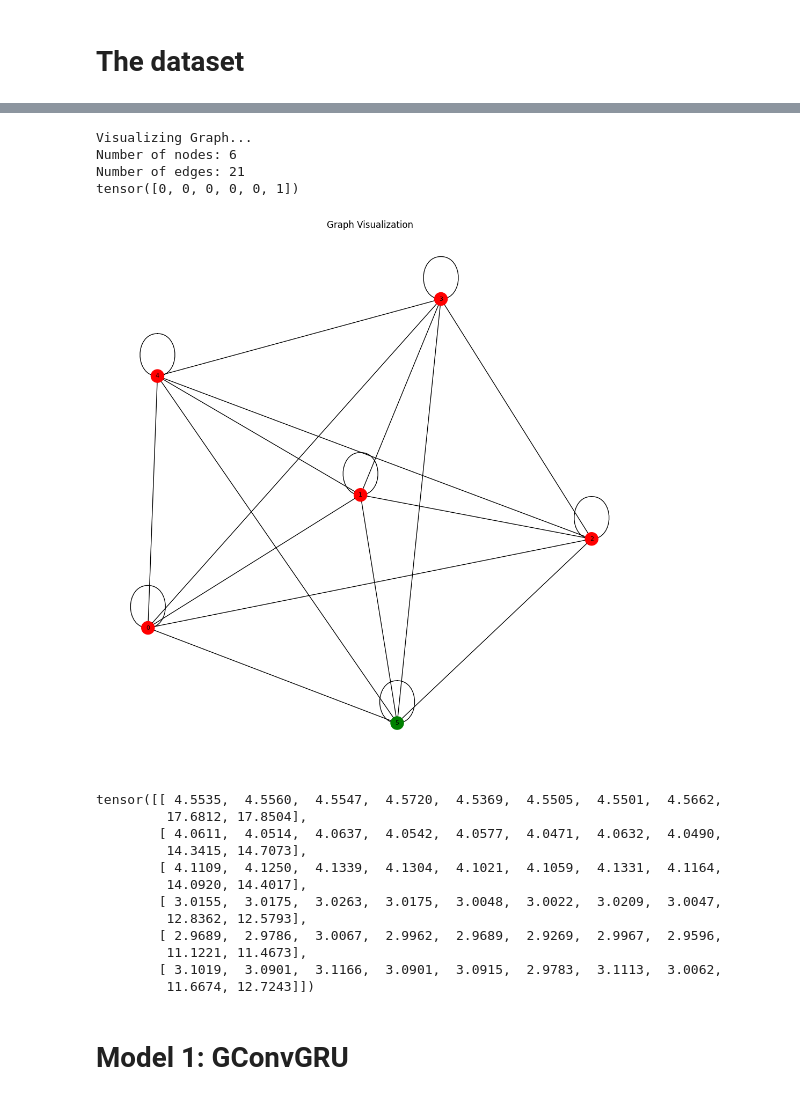
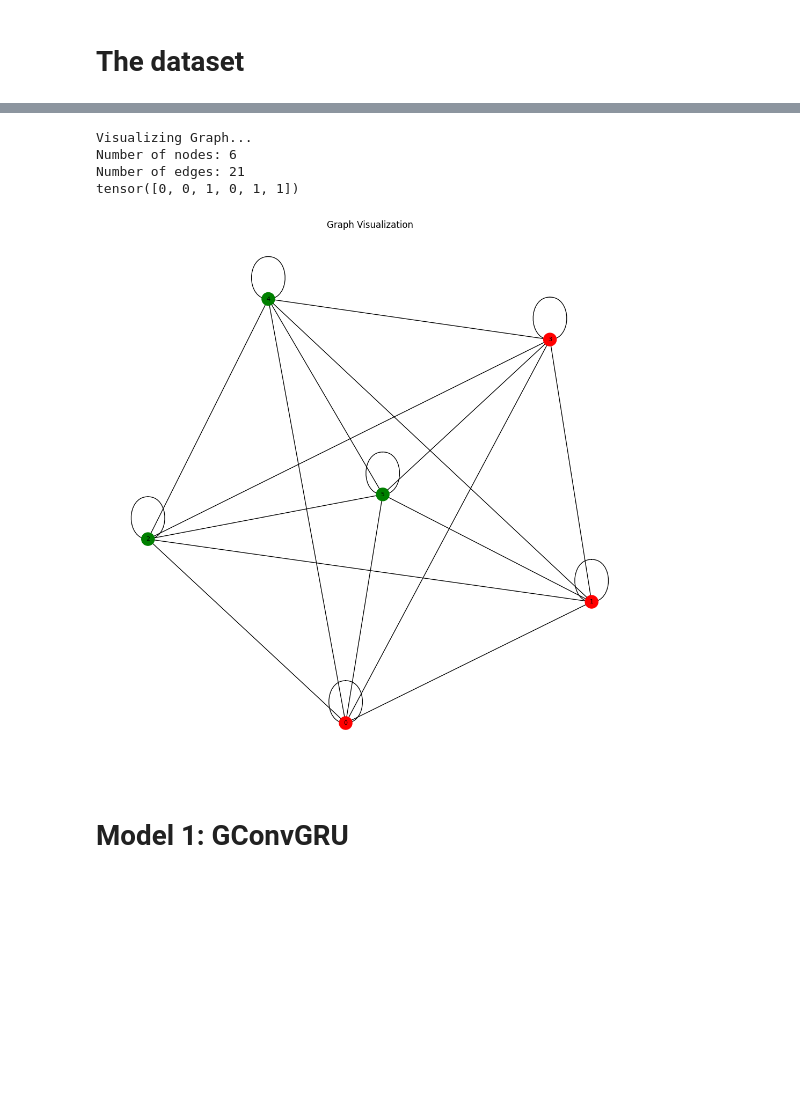
Before and after one commit to mircoloo/TemporalGNNReview, a Jupyter notebook: code/Tesi_2nd_step.ipynb, the cells around one changed output, grey strips where cells are left out. Saved outputs shown, nothing was run; the diff lists cells and outputs as text; code cells hidden in the pictures; blank space fills up the shorter version.

```diff
--- a/code/Tesi_2nd_step.ipynb
+++ b/code/Tesi_2nd_step.ipynb
@@ -78,7 +113,7 @@ des = "/Users/mirco/Documents/Tesi/code/data/datasets/graph_snapshots/" # Where
 %reload_ext autoreload
 %autoreload 2
 # %%
-dir = 'data/datasets/America_Stocks_reduced'
+dir = 'data/datasets/America_Stocks'
 dest = 'data/datasets/graph/'
 market = 'NASDAQ'
 company_list = ['AAPL', 'ACWI',
@@ -87,32 +122,20 @@ company_list = ['AAPL', 'ACWI',
 'ADUS',
 'AEGN']
 
-train_sedate = ['2016-05-01', '2017-06-30']  # these can be tuned
-val_sedate = ['2017-07-01', '2017-12-31'] # these can be tuned
-test_sedate = ['2018-01-01', '2019-12-31'] # these can be tuned
+train_sedate = ['2012-05-01', '2014-12-31']  # these can be tuned
+val_sedate = ['2015-01-01', '2015-06-30'] # these can be tuned
+test_sedate = ['2015-07-01', '2016-06-30'] # these can be tuned
 dataset_type = ['Train', 'Validation', 'Test']
-window_size = 2  # 30 days window
+window_size = 2  #
 dataset_label = 'train'
 use_fast_approximation = False
 
-# Create a dataset instance
-# dataset = MyGeometricDataset(
-#     root=dir,
-#     desti=dest,
-#     market=market,
-#     comlist=company_list,
-#     start=start_date,
-#     end=end_date,
-#     window=window_size,
-#     dataset_type=dataset_label,
-#     fast_approx=use_fast_approximation
-# )
 print("-"*5, "Building train dataset..." , "-"*5)
 train_dataset = MyGeometricDataset(dir, dest, market, company_list, train_sedate[0], train_sedate[1], window_size, dataset_type[0], use_fast_approximation)
 print("-"*5, "Building validation dataset..." , "-"*5)
-#validation_dataset = MyGeometricDataset(dir, dest, market, company_list, val_sedate[0], val_sedate[1], window_size, dataset_type[1], use_fast_approximation)
+validation_dataset = MyGeometricDataset(dir, dest, market, company_list, val_sedate[0], val_sedate[1], window_size, dataset_type[1], use_fast_approximation)
 print("-"*5, "Building test dataset..." , "-"*5)
-#test_dataset = MyGeometricDataset(dir, dest, market, company_list, test_sedate[0], test_sedate[1], window_size, dataset_type[2], use_fast_approximation)
+test_dataset = MyGeometricDataset(dir, dest, market, company_list, test_sedate[0], test_sedate[1], window_size, dataset_type[2], use_fast_approximation)
 clear_output()
 # %%
 print(f"Number of snapshots graph of the dataset: {len(train_dataset)}")
@@ -125,8 +148,6 @@ Graph snapshot structure: Data(x=[6, 10], edge_index=[2, 36], edge_attr=[36], y=
 Number of nodes: 6
 Number of target labels: 6
 # %%
-# --- Assume 'dataset' is your initialized MyGeometricDataset ---
-
 def visualize_geometric_graph(data_sample):
     """
     Visualizes a single torch_geometric.data.Data graph sample.
@@ -134,49 +155,36 @@ def visualize_geometric_graph(data_sample):
     # Create a NetworkX graph object
     G = nx.Graph()
 
     # The edge_index tensor is of shape [2, num_edges].
     # We need to transpose it and convert to a list of tuples.
     edge_list = data_sample.edge_index.t().tolist()
 
     # Add edges to the graph. Nodes are added automatically.
     G.add_edges_from(edge_list)
 
     print(f"\nVisualizing Graph...")
     print(f"Number of nodes: {G.number_of_nodes()}")
     print(f"Number of edges: {G.number_of_edges()}")
 
     # Use the labels (Y tensor) to color the nodes
     # For example, class 0 is blue, class 1 is red
     colors = ['red' if label == 0 else 'green' for label in data_sample.y]
     print(data_sample.y)
     # Draw the graph
     plt.figure(figsize=(10, 10))
     nx.draw(G, with_labels=True, node_color=colors, node_size=300, font_size=8)
     plt.title("Graph Visualization")
     plt.show()
 
 # Visualize the first graph in the dataset
 
-visualize_geometric_graph(train_dataset[0])
-train_dataset[0].x
+visualize_geometric_graph(test_dataset[0])
 # %% [output]
 Visualizing Graph...
 Number of nodes: 6
 Number of edges: 21
-tensor([0, 0, 0, 0, 0, 1])
+tensor([0, 0, 1, 0, 1, 1])
-[figure, old version]
+[figure, new version]
-tensor([[ 4.5535,  4.5560,  4.5547,  4.5720,  4.5369,  4.5505,  4.5501,  4.5662,
-         17.6812, 17.8504],
-        [ 4.0611,  4.0514,  4.0637,  4.0542,  4.0577,  4.0471,  4.0632,  4.0490,
-         14.3415, 14.7073],
-        [ 4.1109,  4.1250,  4.1339,  4.1304,  4.1021,  4.1059,  4.1331,  4.1164,
-         14.0920, 14.4017],
-        [ 3.0155,  3.0175,  3.0263,  3.0175,  3.0048,  3.0022,  3.0209,  3.0047,
-         12.8362, 12.5793],
-        [ 2.9689,  2.9786,  3.0067,  2.9962,  2.9689,  2.9269,  2.9967,  2.9596,
-         11.1221, 11.4673],
-        [ 3.1019,  3.0901,  3.1166,  3.0901,  3.0915,  2.9783,  3.1113,  3.0062,
-         11.6674, 12.7243]])
 # %% [markdown]
 # Model 1: GConvGRU
 # %%
```
Also changed, not shown: parts of 15 cells of this notebook, 1 other file.
